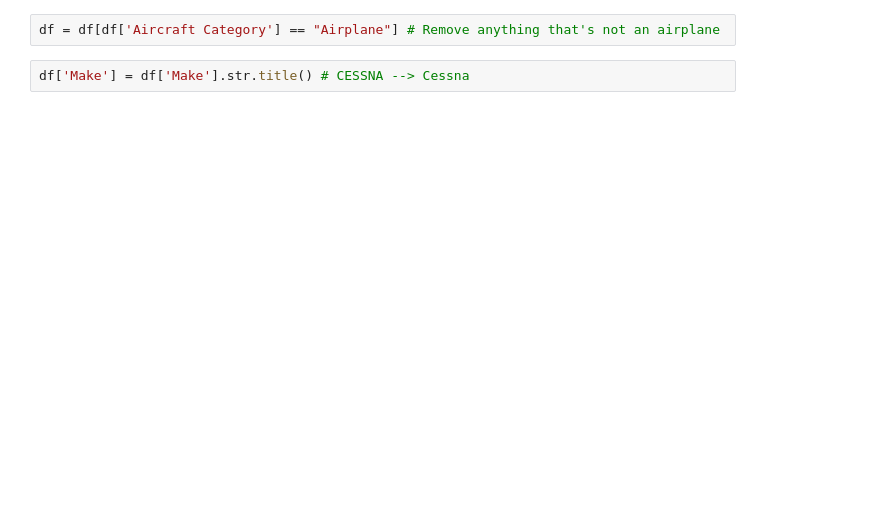
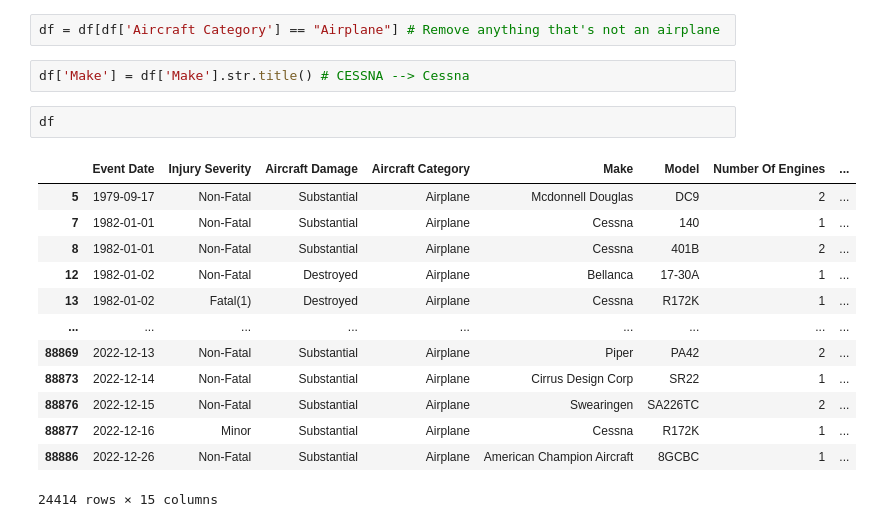
Before and after one commit to Gfatouras/Project-1, a Jupyter notebook: Project1_Master.ipynb, the cells around one changed output. Drawn from its saved outputs; the diff is of its cells as text; blank space fills up the shorter version.

```diff
--- a/Project1_Master.ipynb
+++ b/Project1_Master.ipynb
@@ -42,4 +45,20 @@ df.dropna(subset = ["Aircraft Category"],axis = 0, inplace = True ) # Remove any
 df = df[df['Aircraft Category'] == "Airplane"] # Remove anything that's not an airplane
 # %%
 df['Make'] = df['Make'].str.title() # CESSNA --> Cessna
+# %%
+df
+# %% [output]
+|  | Event Date | Injury Severity | Aircraft Damage | Aircraft Category | Make | Model | Number Of Engines | ... |
+| 5 | 1979-09-17 | Non-Fatal | Substantial | Airplane | Mcdonnell Douglas | DC9 | 2 | ... |
+| 7 | 1982-01-01 | Non-Fatal | Substantial | Airplane | Cessna | 140 | 1 | ... |
+| 8 | 1982-01-01 | Non-Fatal | Substantial | Airplane | Cessna | 401B | 2 | ... |
+| 12 | 1982-01-02 | Non-Fatal | Destroyed | Airplane | Bellanca | 17-30A | 1 | ... |
+| 13 | 1982-01-02 | Fatal(1) | Destroyed | Airplane | Cessna | R172K | 1 | ... |
+| ... | ... | ... | ... | ... | ... | ... | ... | ... |
+| 88869 | 2022-12-13 | Non-Fatal | Substantial | Airplane | Piper | PA42 | 2 | ... |
+| 88873 | 2022-12-14 | Non-Fatal | Substantial | Airplane | Cirrus Design Corp | SR22 | 1 | ... |
+| 88876 | 2022-12-15 | Non-Fatal | Substantial | Airplane | Swearingen | SA226TC | 2 | ... |
+| 88877 | 2022-12-16 | Minor | Substantial | Airplane | Cessna | R172K | 1 | ... |
+| 88886 | 2022-12-26 | Non-Fatal | Substantial | Airplane | American Champion Aircraft | 8GCBC | 1 | ... |
+24414 rows × 15 columns
 # %%
```
Also changed, not shown: parts of 6 cells of this notebook.
